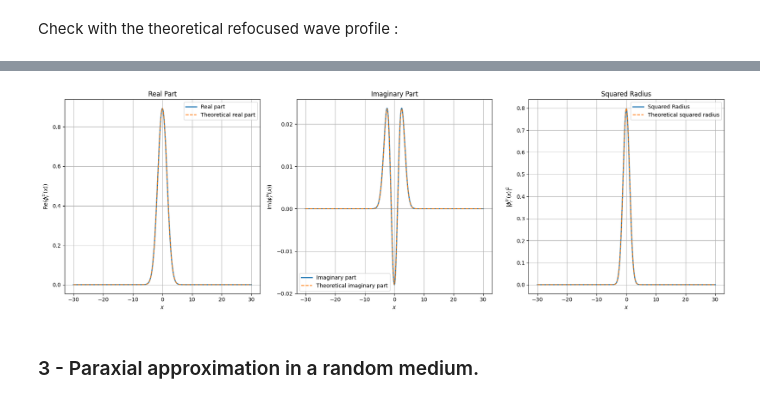
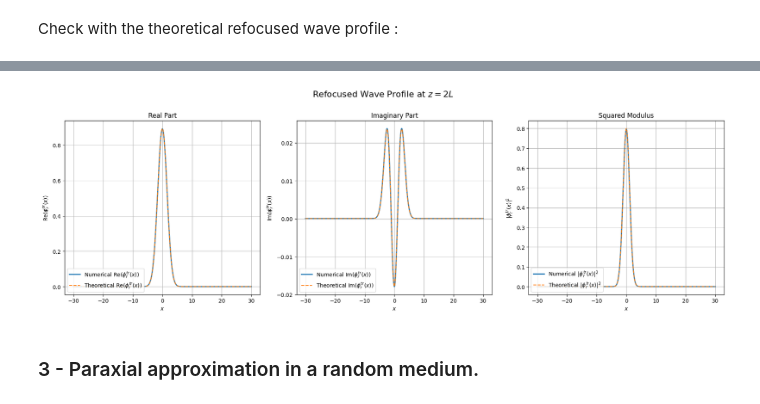
Before and after one commit to cyrielletheobald/mva_inverse_problems, a Jupyter notebook: time_reversal.ipynb, the cells around one changed output, grey strips where cells are left out. Saved outputs shown, nothing was run; the diff lists cells and outputs as text; code cells hidden in the pictures.

```diff
--- a/time_reversal.ipynb
+++ b/time_reversal.ipynb
@@ -198,38 +352,39 @@ phi_tr_r_theoretical = (1 / a_tr) * np.exp(-x**2 / r_tr_squared)
 # %%
 # Plotting the results
 fig, axs = plt.subplots(1, 3, figsize=(18, 6))
+fig.suptitle("Refocused Wave Profile at $z = 2L$", fontsize=16)
 
 # Real part
-axs[0].plot(x, np.real(phi_tr_numerical), label="Real part", linewidth=2)
-axs[0].plot(x, np.real(phi_tr_r_theoretical), "--", label="Theoretical real part")
+axs[0].plot(x, np.real(phi_tr_numerical), label=r"Numerical $\operatorname{Re}(\phi^{tr}_r(x))$", linewidth=2)
+axs[0].plot(x, np.real(phi_tr_r_theoretical), "--", label=r"Theoretical $\operatorname{Re}(\phi^{tr}_r(x))$")
 axs[0].set_xlabel("$x$")
-axs[0].set_ylabel(r"Re($\phi^{tr}_r(x)$)")
+axs[0].set_ylabel(r"$\operatorname{Re}(\phi^{tr}_r(x))$")
 axs[0].set_title("Real Part")
-axs[0].legend()
+axs[0].legend(loc="lower left")
 axs[0].grid(True)
 
 # Imaginary part
-axs[1].plot(x, np.imag(phi_tr_numerical), label="Imaginary part", linewidth=2)
-axs[1].plot(x, np.imag(phi_tr_r_theoretical), "--", label="Theoretical imaginary part")
+axs[1].plot(x, np.imag(phi_tr_numerical), label=r"Numerical $\operatorname{Im}(\phi^{tr}_r(x))$", linewidth=2)
+axs[1].plot(x, np.imag(phi_tr_r_theoretical), "--", label=r"Theoretical $\operatorname{Im}(\phi^{tr}_r(x))$")
 axs[1].set_xlabel("$x$")
-axs[1].set_ylabel(r"Im($\phi^{tr}_r(x)$)")
+axs[1].set_ylabel(r"$\operatorname{Im}(\phi^{tr}_r(x))$")
 axs[1].set_title("Imaginary Part")
-axs[1].legend()
+axs[1].legend(loc="lower left")
 axs[1].grid(True)
 
-# Squared Radius
-axs[2].plot(x, np.abs(phi_tr_numerical)**2, label="Squared Radius", linewidth=2)
-axs[2].plot(x, np.abs(phi_tr_r_theoretical)**2, "--", label="Theoretical squared radius")
+# Squared Modulus
+axs[2].plot(x, np.abs(phi_tr_numerical)**2, label=r"Numerical $|\phi^{tr}_r(x)|^2$", linewidth=2)
+axs[2].plot(x, np.abs(phi_tr_r_theoretical)**2, "--", label=r"Theoretical $|\phi^{tr}_r(x)|^2$")
 axs[2].set_xlabel("$x$")
 axs[2].set_ylabel(r"$|\phi^{tr}_r(x)|^2$")
-axs[2].set_title("Squared Radius")
-axs[2].legend()
+axs[2].set_title("Squared Modulus")
+axs[2].legend(loc="lower left")
 axs[2].grid(True)
 
-plt.tight_layout()
+plt.tight_layout(rect=[0, 0, 1, 0.97])
 plt.show()
 # %% [output]
-[figure, old version]
+[figure, new version]
 # %% [markdown]
 ### 3 - Paraxial approximation in a random medium.
 # %%
```
Also changed, not shown: parts of 7 cells of this notebook.
